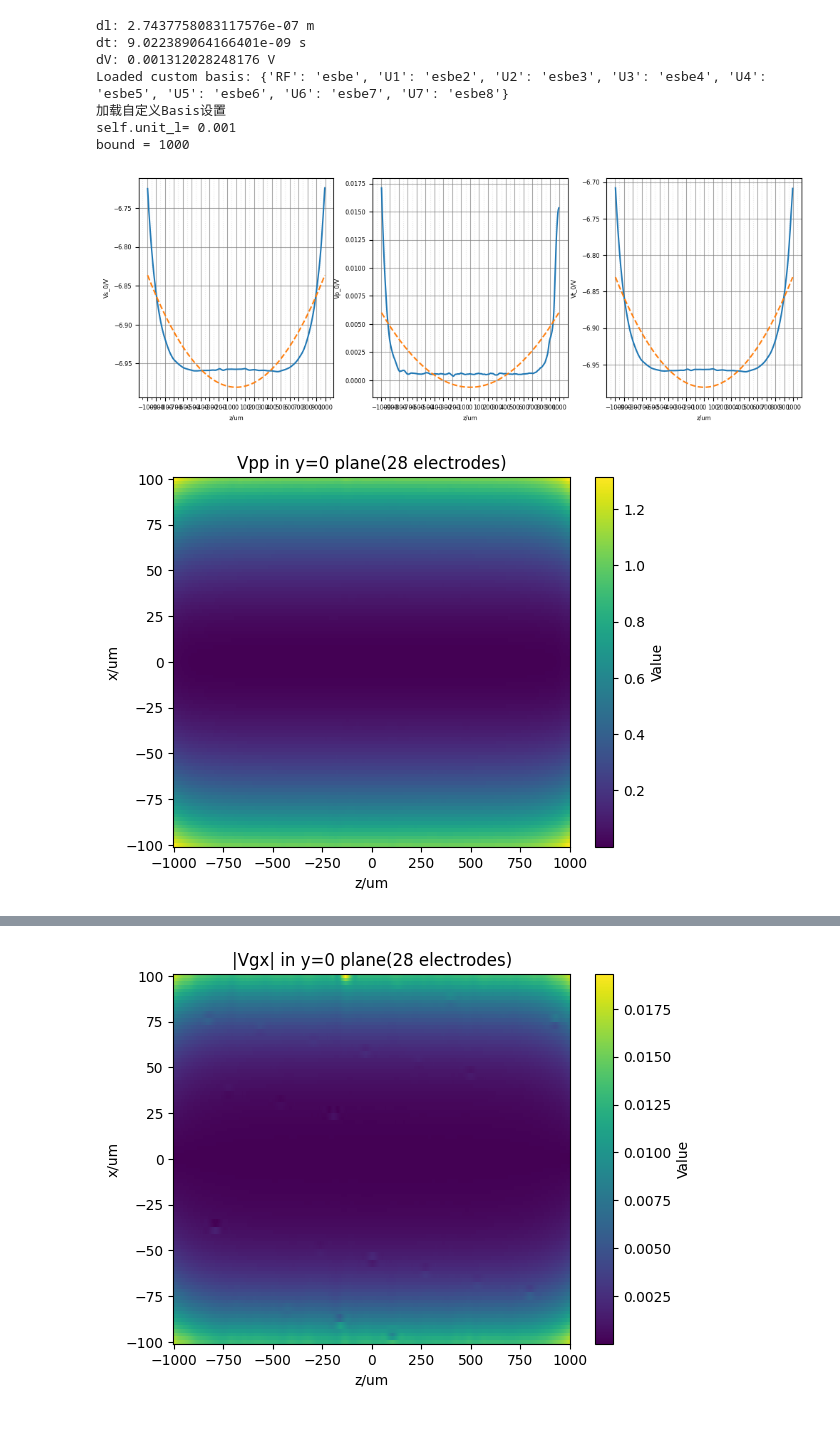
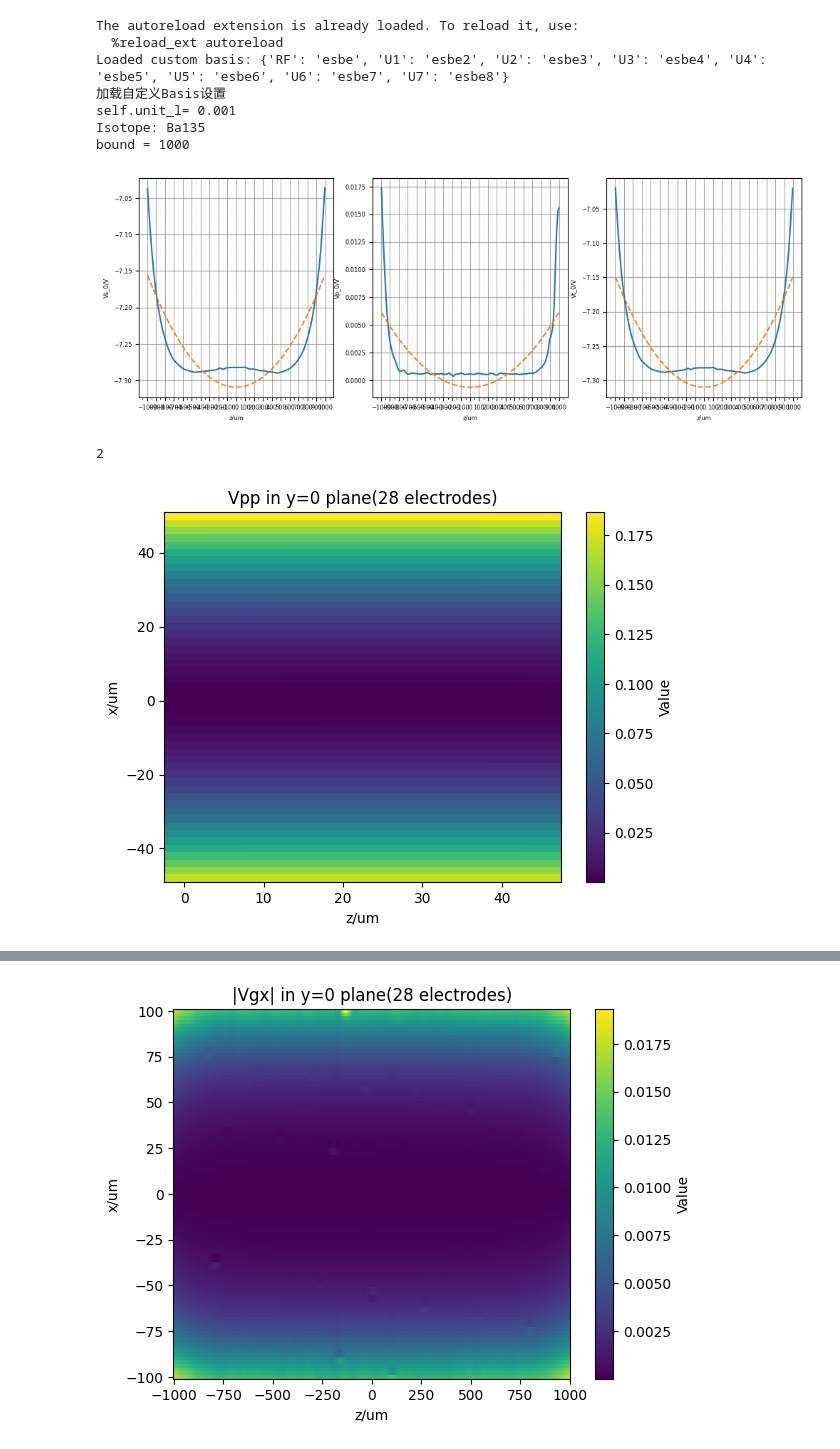
Before and after one commit to ylctql/ion-dynamic-simulation, a Jupyter notebook: src/field.ipynb, the cells around one changed output, grey strips where cells are left out. Drawn from its saved outputs; the diff is of its cells as text; code cells hidden in the pictures.

```diff
--- a/src/field.ipynb
+++ b/src/field.ipynb
@@ -14,7 +14,7 @@ if num_electrodes == 28:
     filename=os.path.join(dirname, "../../../data/monolithic20241118.csv") #文件名：导入的电势场格点数据
     filename=os.path.join(dirname, "../../../data/28electrodes_sym_x60y40z1000_dx2dy2dz5.csv") #文件名：导入的电势场格点数据
     filename=os.path.join(dirname, "../../../data/28electrodes_sym4_x100y50z1000_dx2dy2dz5_CM62.csv")
-    basis_filename=os.path.join(dirname, "electrode_basis.json")#文件名：自定义Basis设置 #可以理解为一种基矢变换，比如"U1"相当于电势场组合"esbe1"*0.5+"esbe1asy"*-0.5
+    basis_filename=os.path.join(dirname, "electrode_basis_28.json")#文件名：自定义Basis设置 #可以理解为一种基矢变换，比如"U1"相当于电势场组合"esbe1"*0.5+"esbe1asy"*-0.5
     config_name = "flat_28"
 elif num_electrodes == 60:
     filename=os.path.join(dirname, "../../../data/60electrodes_sym4_x100y50z1000_dx2dy2dz5_CM62.csv")
@@ -27,8 +27,9 @@ configure = configure.Configure(basis=basis, sym=False)
 # configure.load_from_file(os.path.join(dirname, "../saves/saved_config_regression_0.01_1000.json"))
 configure.load_from_file(os.path.join(dirname, "../saves/%s.json"%config_name))
 Vs = configure.static_potential()
-Vpp, Fx, Fy, Fz = configure.pseudo_potential()
+Vpp = configure.pseudo_potential()
 Vt = Vs + Vpp
+print("Isotope:", configure.isotope)
 
 import numpy as np
 import matplotlib.pyplot as plt
@@ -117,7 +118,7 @@ def tf_scan(scan_id, ax_id, scan_loc=None, plot=False):
     return np.sqrt(2*ta/configure.m*configure.ec)
 # consider wy in z direction
 
-ax_id, scan_id = 1, 2
+ax_id, scan_id = 0, 2
 ax_id = scan_id = 2
 if ax_id == scan_id:
     tf_scan(scan_id, ax_id, plot=True)
@@ -135,28 +136,38 @@ else:
     plt.grid(True, which='minor', linestyle=':', color='lightgray', alpha=0.5)  # 次刻度网格
     plt.show()
 # %% [output]
-dl: 2.7437758083117576e-07 m
-dt: 9.022389064166401e-09 s
-dV: 0.001312028248176 V
+The autoreload extension is already loaded. To reload it, use:
+  %reload_ext autoreload
 Loaded custom basis: {'RF': 'esbe', 'U1': 'esbe2', 'U2': 'esbe3', 'U3': 'esbe4', 'U4': 'esbe5', 'U5': 'esbe6', 'U6': 'esbe7', 'U7': 'esbe8'}
 加载自定义Basis设置
 self.unit_l= 0.001
+Isotope: Ba135
 bound = 1000
-[figure, old version]
+[figure, new version]
+# %%
+import numpy as np
+
+a = [np.arange(3), np.arange(3)]
+print(np.array(a).ndim)
+# %% [output]
+2
 # %%
 coord_x = basis.coordinate_um[0]
 coord_y = basis.coordinate_um[1]
 coord_z = basis.coordinate_um[2]
-mask = (coord_x>-bound) & (coord_x<bound)
-Vpp_y0 = Vpp[mask, int(np.ceil(shape[1]/2)), :]
-Vs_y0 = Vs[mask, int(np.ceil(shape[1]/2)), :]
+# mask_x = (coord_x>-bound) & (coord_x<bound)
+mask_x = (coord_x>-50) & (coord_x<50)
+mask_z = (coord_z<50) & (coord_z>=0)
+y_mid = int(np.ceil(shape[1]/2))
+Vpp_y0 = Vpp[:, y_mid, :][np.ix_(mask_x, mask_z)]
+Vs_y0 = Vs[:, y_mid, :][np.ix_(mask_x, mask_z)]
 Vt_y0 = Vpp_y0 + Vs_y0
 plt.figure()
-pc = plt.pcolormesh(coord_z, coord_x[mask], Vpp_y0, shading='auto', cmap='viridis')
+pc = plt.pcolormesh(coord_z[mask_z], coord_x[mask_x], Vpp_y0, shading='auto', cmap='viridis')
 plt.colorbar(pc, label='Value')
 plt.xlabel('z/um')
 plt.ylabel('x/um')
 plt.title('Vpp in y=0 plane(28 electrodes)')
 plt.show()
 # %% [output]
-[figure, old version]
+[figure, new version]
```
Also changed, not shown: parts of 2 cells of this notebook, 8 other files.
